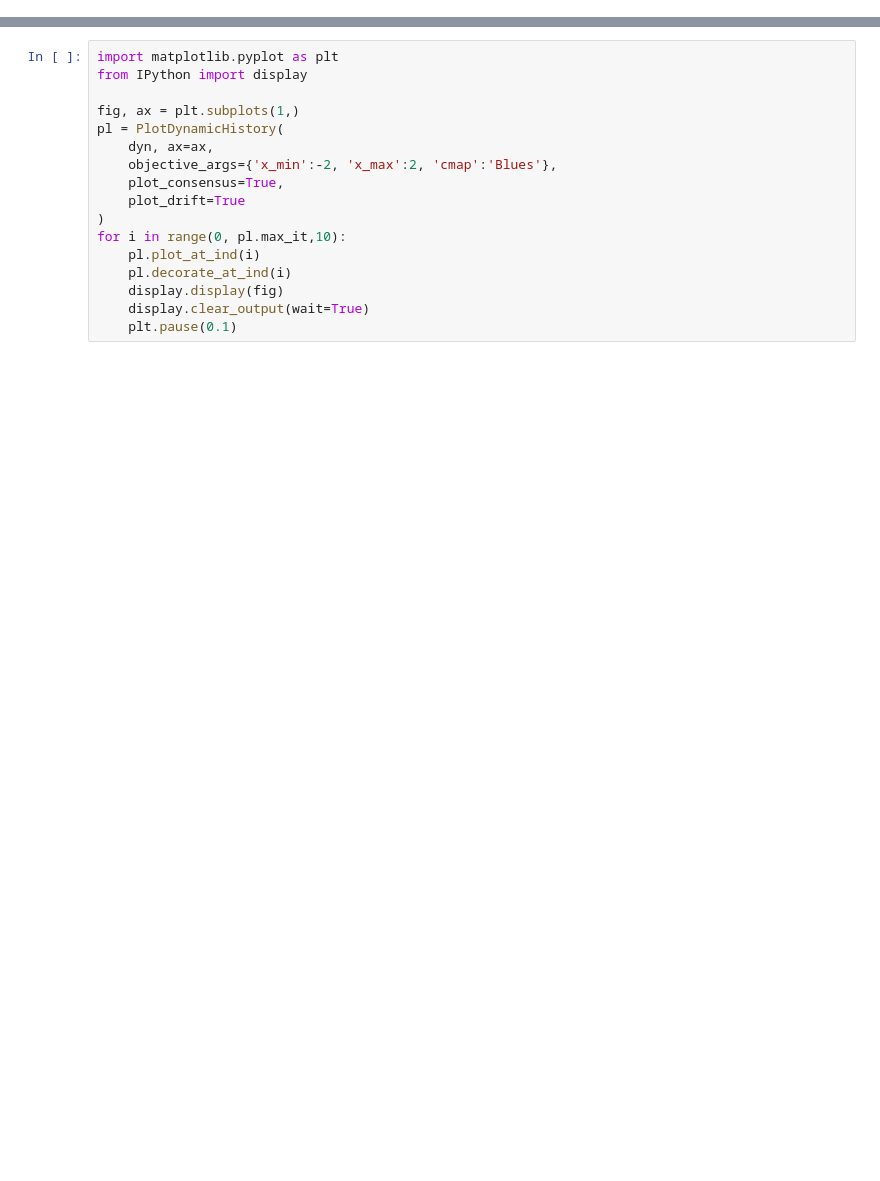
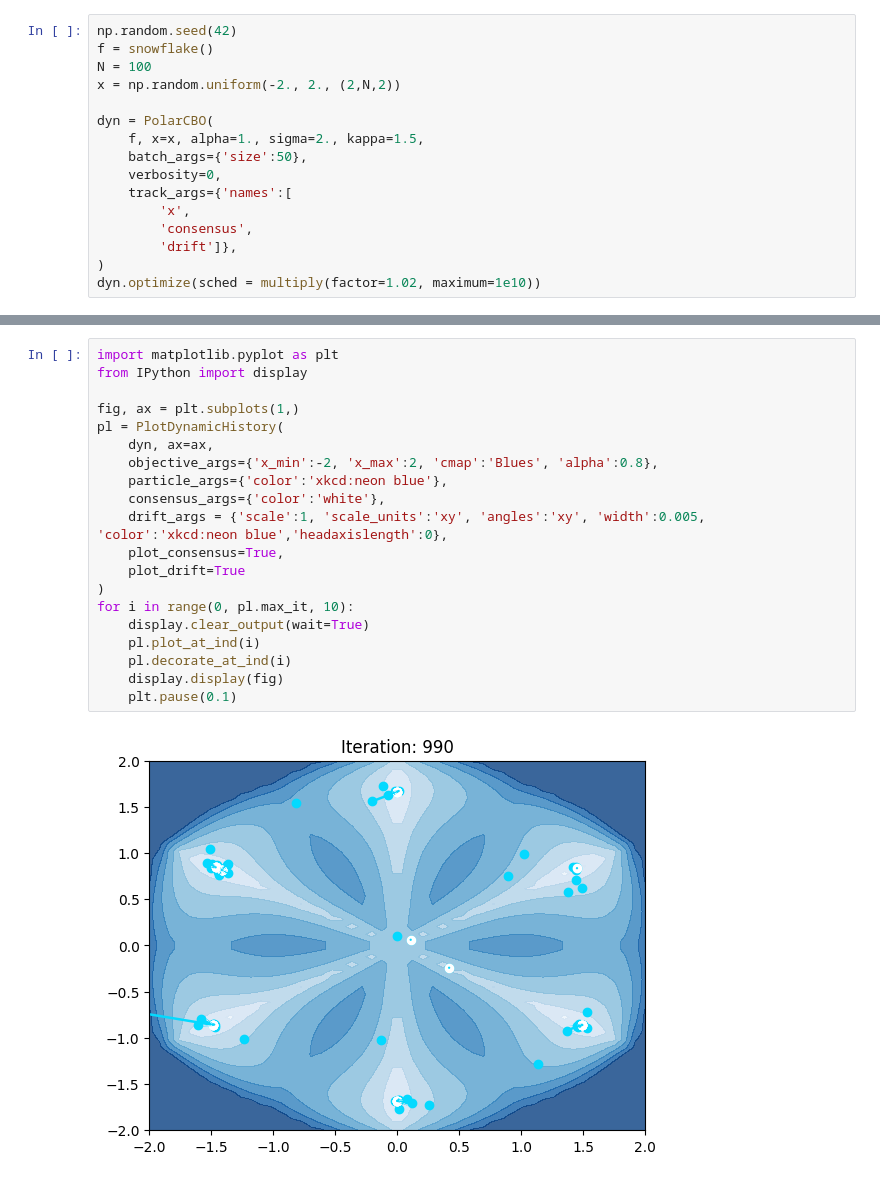
Before and after one commit to PdIPS/CBXpy, a Jupyter notebook: docs/examples/polarcbo.ipynb, the cells around one changed output, grey strips where cells are left out. Drawn from its saved outputs; the diff is of its cells as text; blank space fills up the shorter version.

Commit message:
new consensus structure and torch support

```diff
--- a/docs/examples/polarcbo.ipynb
+++ b/docs/examples/polarcbo.ipynb
@@ -30,0 +16,16 @@ dyn.optimize(sched = multiply(factor=1.02, maximum=1e10))
+# %%
+np.random.seed(42)
+f = snowflake()
+N = 100
+x = np.random.uniform(-2., 2., (2,N,2))
+
+dyn = PolarCBO(
+    f, x=x, alpha=1., sigma=2., kappa=1.5,
+    batch_args={'size':50},
+    verbosity=0,
+    track_args={'names':[
+        'x',
+        'consensus',
+        'drift']},
+)
+dyn.optimize(sched = multiply(factor=1.02, maximum=1e10))
@@ -31,17 +38,22 @@ dyn.optimize(sched = multiply(factor=1.02, maximum=1e10))
 # %%
 import matplotlib.pyplot as plt
 from IPython import display
 
 fig, ax = plt.subplots(1,)
 pl = PlotDynamicHistory(
     dyn, ax=ax,
-    objective_args={'x_min':-2, 'x_max':2, 'cmap':'Blues'},
+    objective_args={'x_min':-2, 'x_max':2, 'cmap':'Blues', 'alpha':0.8},
+    particle_args={'color':'xkcd:neon blue'},
+    consensus_args={'color':'white'},
+    drift_args = {'scale':1, 'scale_units':'xy', 'angles':'xy', 'width':0.005, 'color':'xkcd:neon blue','headaxislength':0},
     plot_consensus=True,
     plot_drift=True
 )
-for i in range(0, pl.max_it,10):
+for i in range(0, pl.max_it, 10):
+    display.clear_output(wait=True)
     pl.plot_at_ind(i)
     pl.decorate_at_ind(i)
     display.display(fig)
-    display.clear_output(wait=True)
     plt.pause(0.1)
+# %% [output]
+[figure, added]
```
Also changed, not shown: parts of 23 cells of this notebook, 4 other files.
